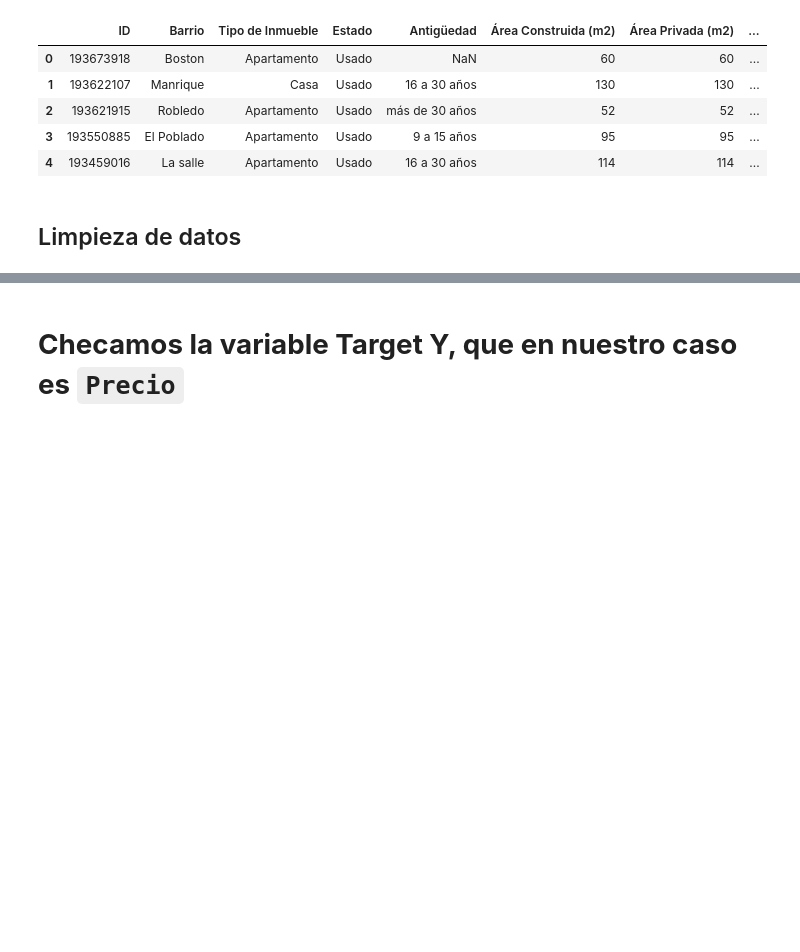
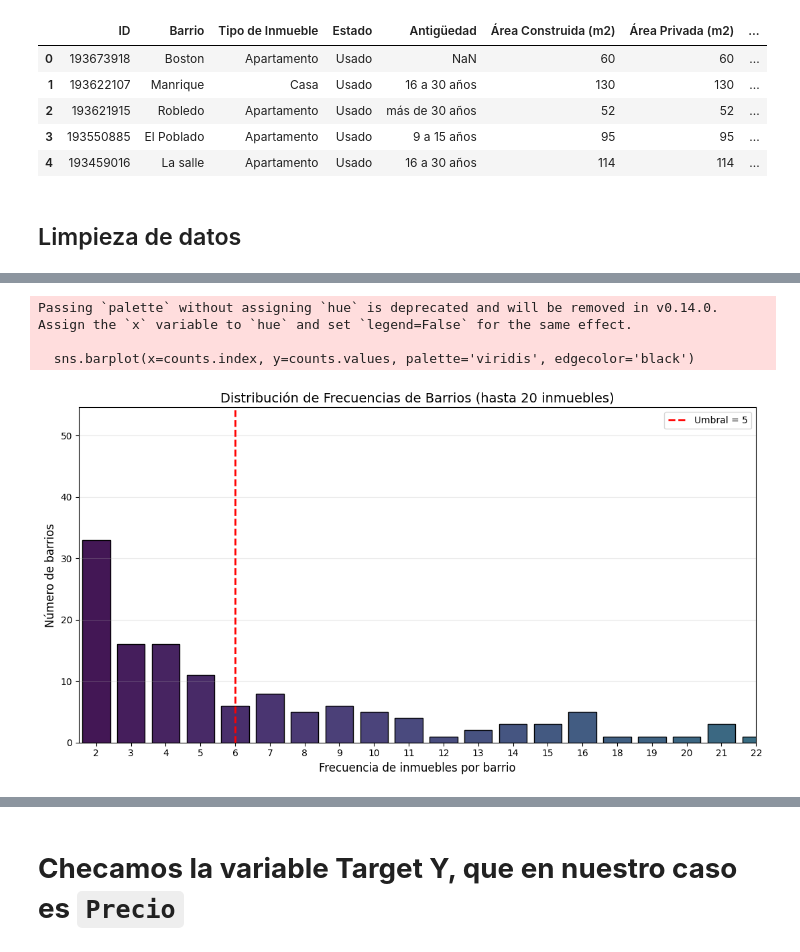
Before and after one commit to EloisaCB43/Proyecto2_ML, a Jupyter notebook: notebooks/EDA.ipynb, the cells around one changed output, grey strips where cells are left out. Cells and saved outputs as stored; diff of their text form; code cells hidden in the pictures; blank space fills up the shorter version.

```diff
--- a/notebooks/EDA.ipynb
+++ b/notebooks/EDA.ipynb
@@ -82 +82,28 @@ ZUNIGA                    1
 Length: 231, dtype: int64
+# %%
+import matplotlib.pyplot as plt
+import seaborn as sns
+
+frecuencia = df['Barrio_clean'].value_counts()
+
+# Contar cuántos barrios tienen cada frecuencia
+counts = frecuencia.value_counts().sort_index()
+
+plt.figure(figsize=(11, 6))
+sns.barplot(x=counts.index, y=counts.values, palette='viridis', edgecolor='black')
+plt.axvline(x=5, color='red', linestyle='--', linewidth=2, label='Umbral = 5')
+
+plt.xlim(0.5, 20)
+plt.xlabel('Frecuencia de inmuebles por barrio', fontsize=12)
+plt.ylabel('Número de barrios', fontsize=12)
+plt.title('Distribución de Frecuencias de Barrios (hasta 20 inmuebles)', fontsize=14)
+plt.xticks(range(1, 21))
+plt.legend()
+plt.grid(alpha=0.25, axis='y')
+plt.tight_layout()
+plt.show()
+# %% [output]
+Passing `palette` without assigning `hue` is deprecated and will be removed in v0.14.0. Assign the `x` variable to `hue` and set `legend=False` for the same effect.
+
+  sns.barplot(x=counts.index, y=counts.values, palette='viridis', edgecolor='black')
+[figure, added]
```
Also changed, not shown: parts of 29 cells of this notebook, 1 other file.
